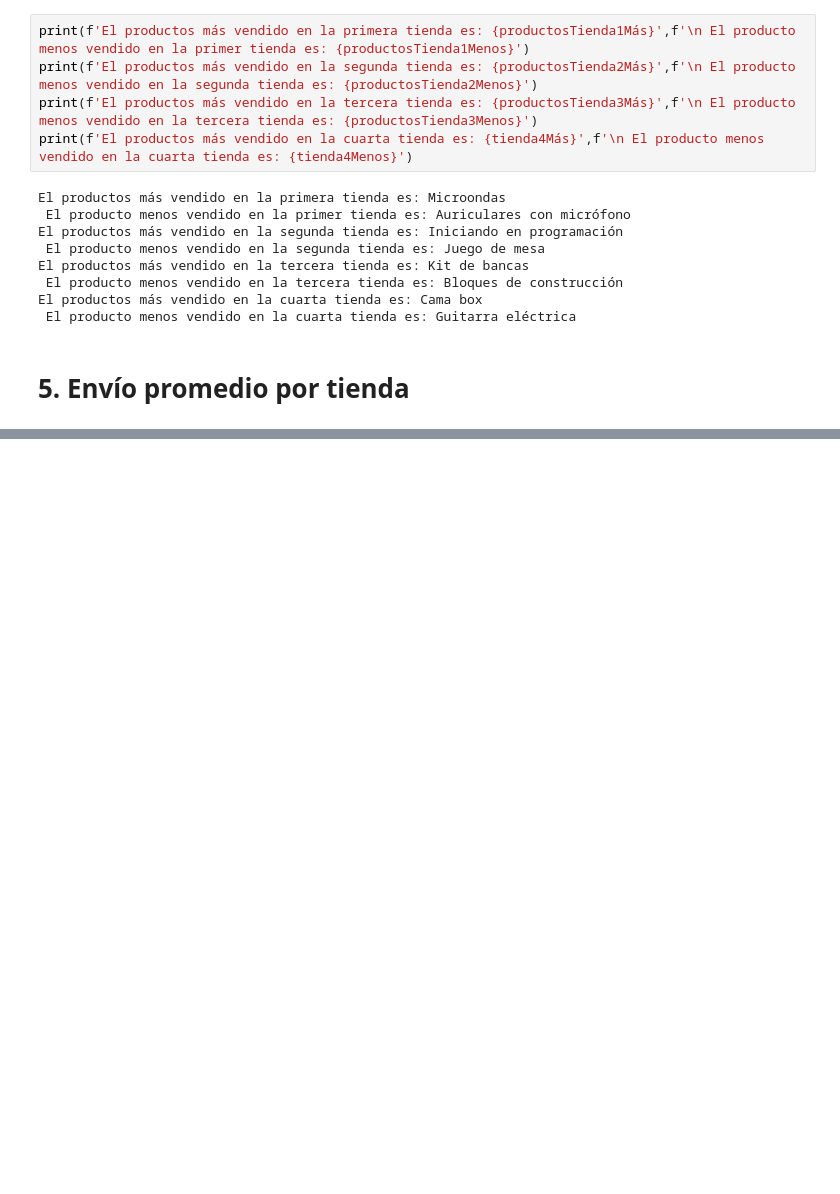
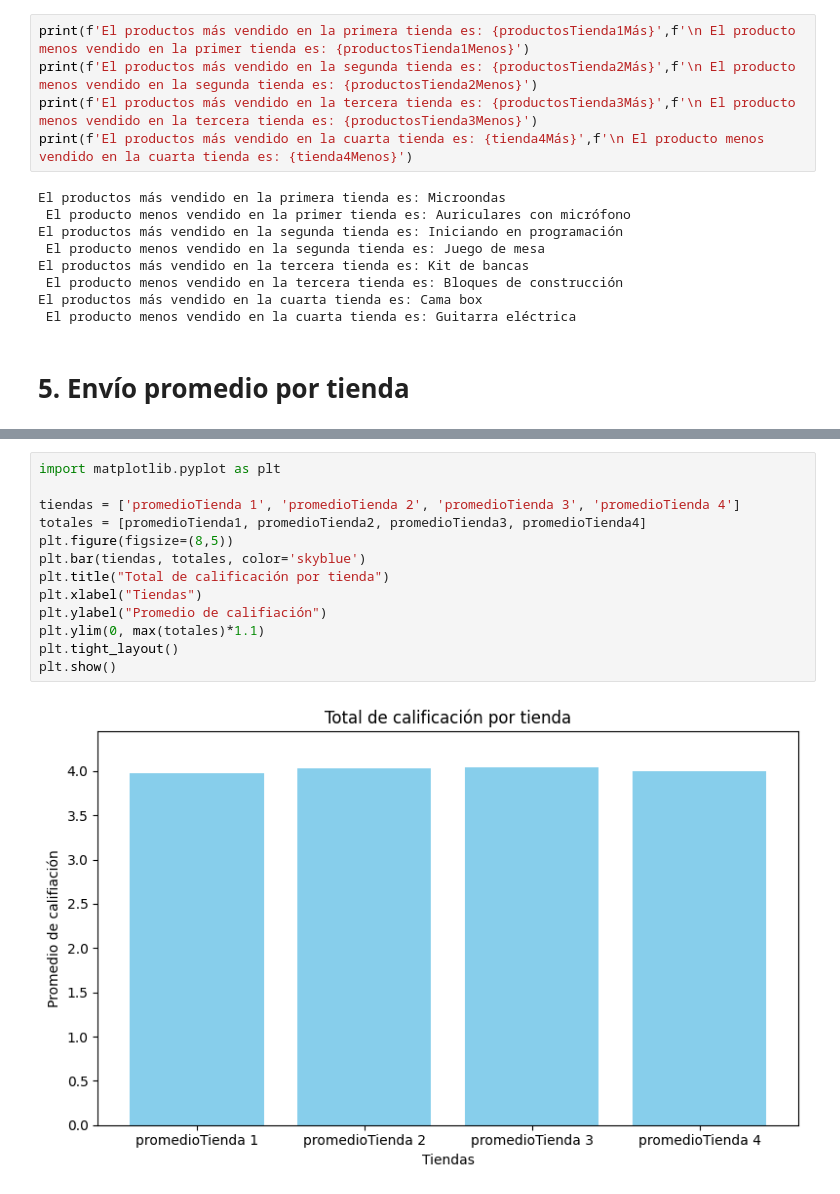
Before and after one commit to juliangaribottoo/Amigo-Secreto, a Jupyter notebook: AluraStoreLatam.ipynb, the cells around one changed output, grey strips where cells are left out. Drawn from its saved outputs; the diff is of its cells as text; blank space fills up the shorter version.

```diff
--- a/AluraStoreLatam.ipynb
+++ b/AluraStoreLatam.ipynb
@@ -107,0 +137,15 @@ El productos más vendido en la cuarta tienda es: Cama box
+# %%
+import matplotlib.pyplot as plt
+
+tiendas = ['promedioTienda 1', 'promedioTienda 2', 'promedioTienda 3', 'promedioTienda 4']
+totales = [promedioTienda1, promedioTienda2, promedioTienda3, promedioTienda4]
+plt.figure(figsize=(8,5))
+plt.bar(tiendas, totales, color='skyblue')
+plt.title("Total de calificación por tienda")
+plt.xlabel("Tiendas")
+plt.ylabel("Promedio de califiación")
+plt.ylim(0, max(totales)*1.1)
+plt.tight_layout()
+plt.show()
+# %% [output]
+[figure, added]
```
Also changed, not shown: parts of 3 cells of this notebook.
